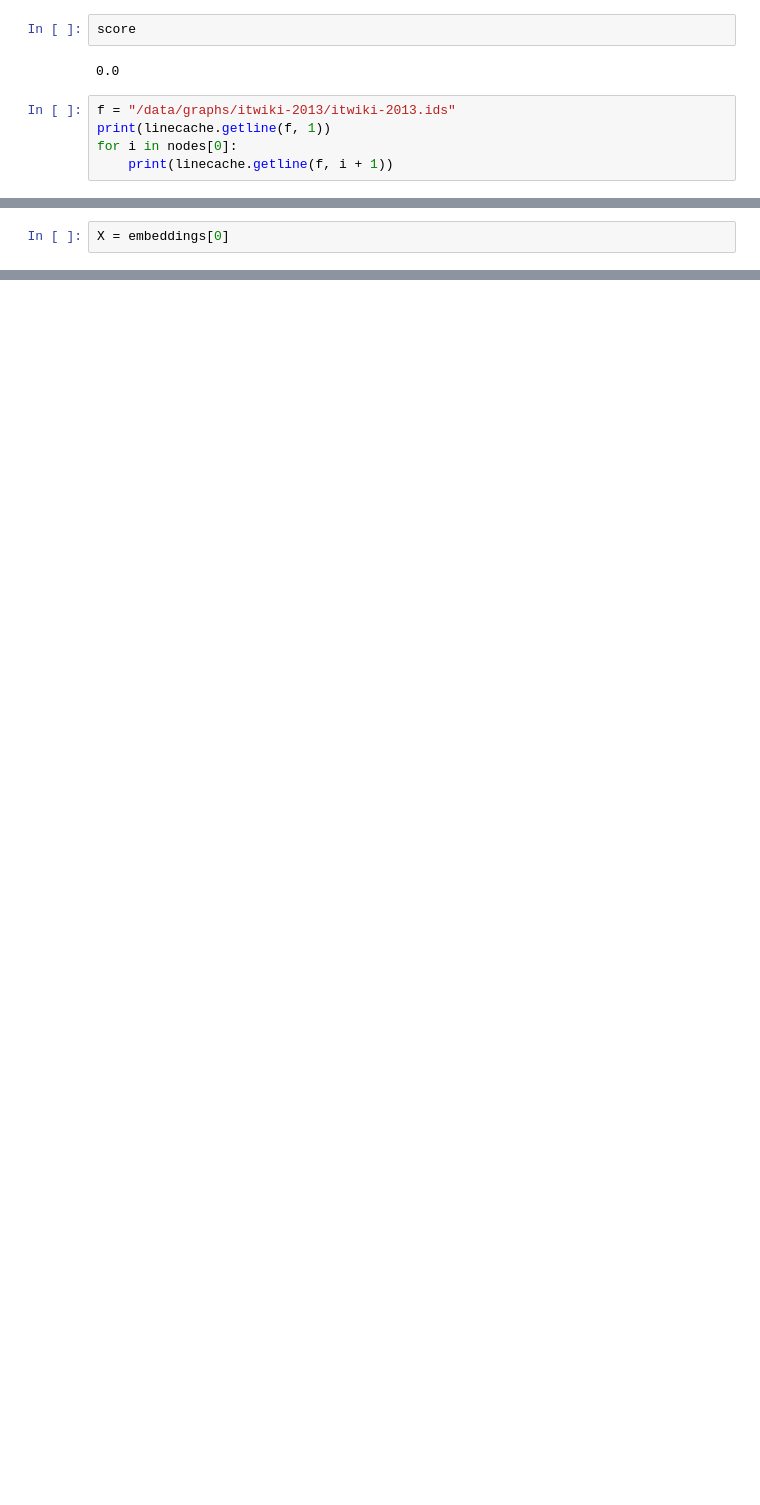
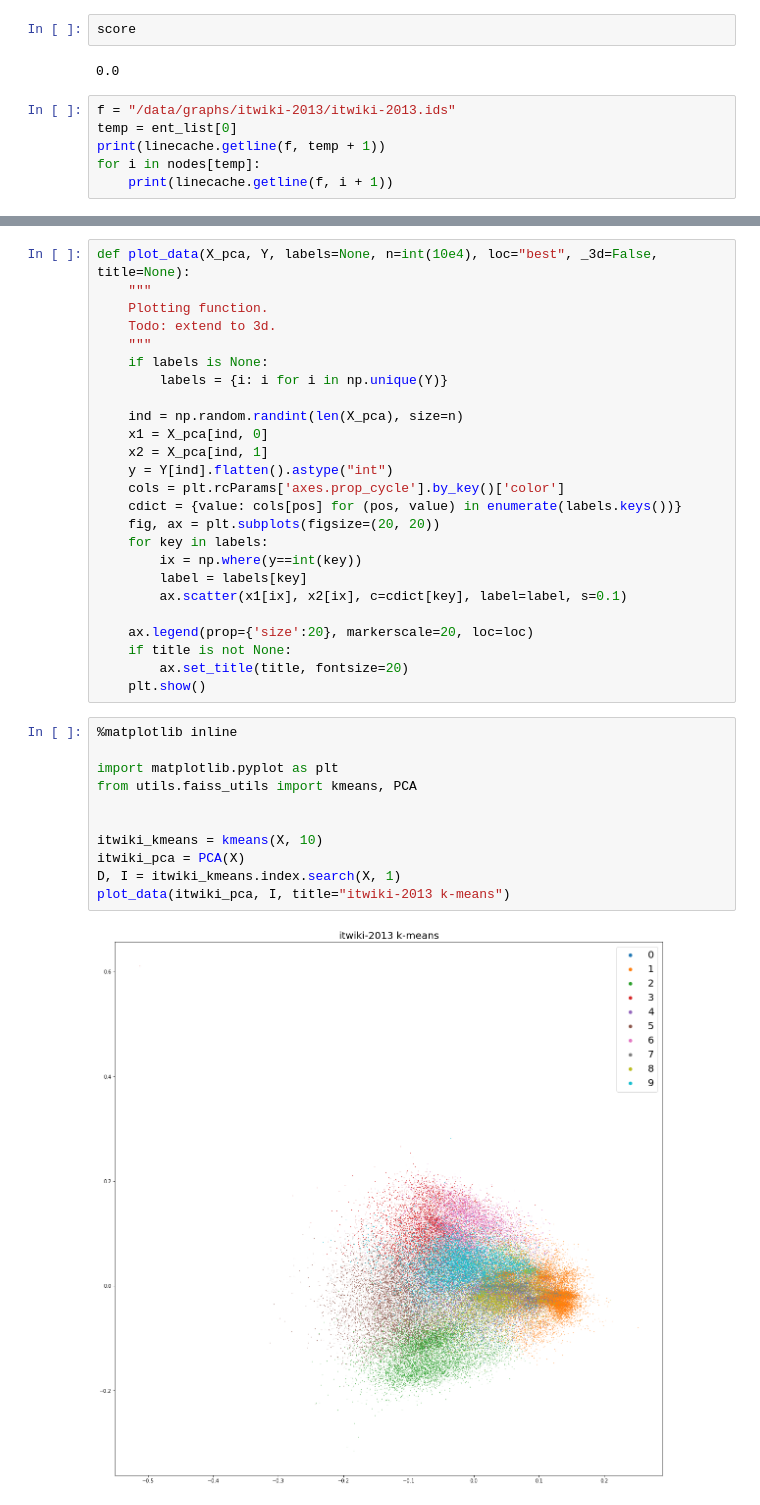
Before and after one commit to Nicolaus93/biggraph, a Jupyter notebook: jupyter/check_itwiki_embeddings.ipynb, the cells around one changed output, grey strips where cells are left out. Saved outputs shown, nothing was run; the diff lists cells and outputs as text; blank space fills up the shorter version.

```diff
--- a/jupyter/check_itwiki_embeddings.ipynb
+++ b/jupyter/check_itwiki_embeddings.ipynb
@@ -101,7 +90,8 @@ score
 0.0
 # %%
 f = "/data/graphs/itwiki-2013/itwiki-2013.ids"
-print(linecache.getline(f, 1))
-for i in nodes[0]:
+temp = ent_list[0]
+print(linecache.getline(f, temp + 1))
+for i in nodes[temp]:
     print(linecache.getline(f, i + 1))
 # %% [output]
@@ -165,2 +114,0 @@ X shape: (1016179, 64)
-# %%
-X = embeddings[0]
@@ -177,0 +117,38 @@ _, I = ind.search(X[0].reshape(1, -1), 10)
+# %%
+def plot_data(X_pca, Y, labels=None, n=int(10e4), loc="best", _3d=False, title=None):
+    """
+    Plotting function.
+    Todo: extend to 3d.
+    """
+    if labels is None:
+        labels = {i: i for i in np.unique(Y)}
+
+    ind = np.random.randint(len(X_pca), size=n)
+    x1 = X_pca[ind, 0]
+    x2 = X_pca[ind, 1]
+    y = Y[ind].flatten().astype("int")
+    cols = plt.rcParams['axes.prop_cycle'].by_key()['color']
+    cdict = {value: cols[pos] for (pos, value) in enumerate(labels.keys())}
+    fig, ax = plt.subplots(figsize=(20, 20))
+    for key in labels:
+        ix = np.where(y==int(key))
+        label = labels[key]
+        ax.scatter(x1[ix], x2[ix], c=cdict[key], label=label, s=0.1)
+
+    ax.legend(prop={'size':20}, markerscale=20, loc=loc)
+    if title is not None:
+        ax.set_title(title, fontsize=20)
+    plt.show()
+# %%
+%matplotlib inline
+
+import matplotlib.pyplot as plt
+from utils.faiss_utils import kmeans, PCA
+
+
+itwiki_kmeans = kmeans(X, 10)
+itwiki_pca = PCA(X)
+D, I = itwiki_kmeans.index.search(X, 1)
+plot_data(itwiki_pca, I, title="itwiki-2013 k-means")
+# %% [output]
+[figure, added]
```
Also changed, not shown: parts of 36 cells of this notebook, 1 other file.
